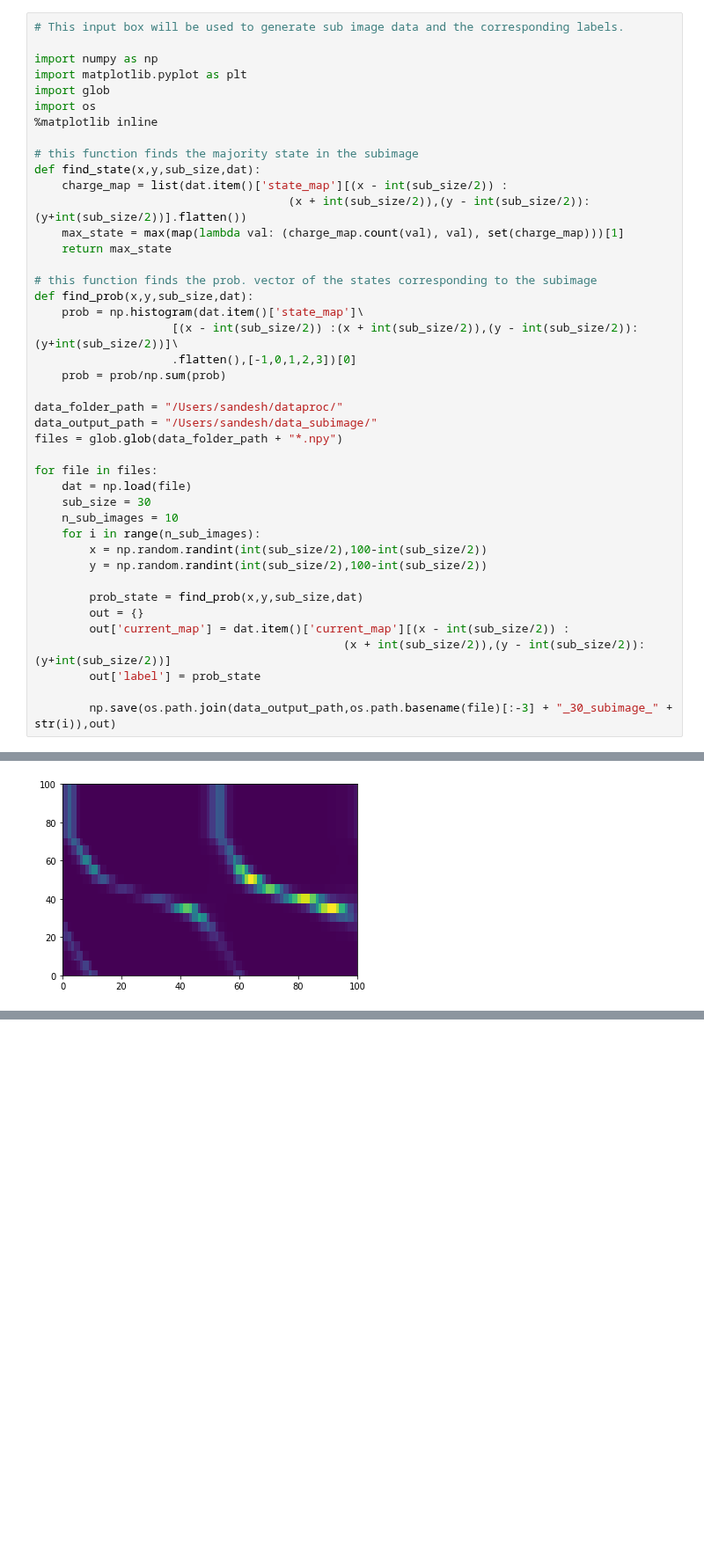
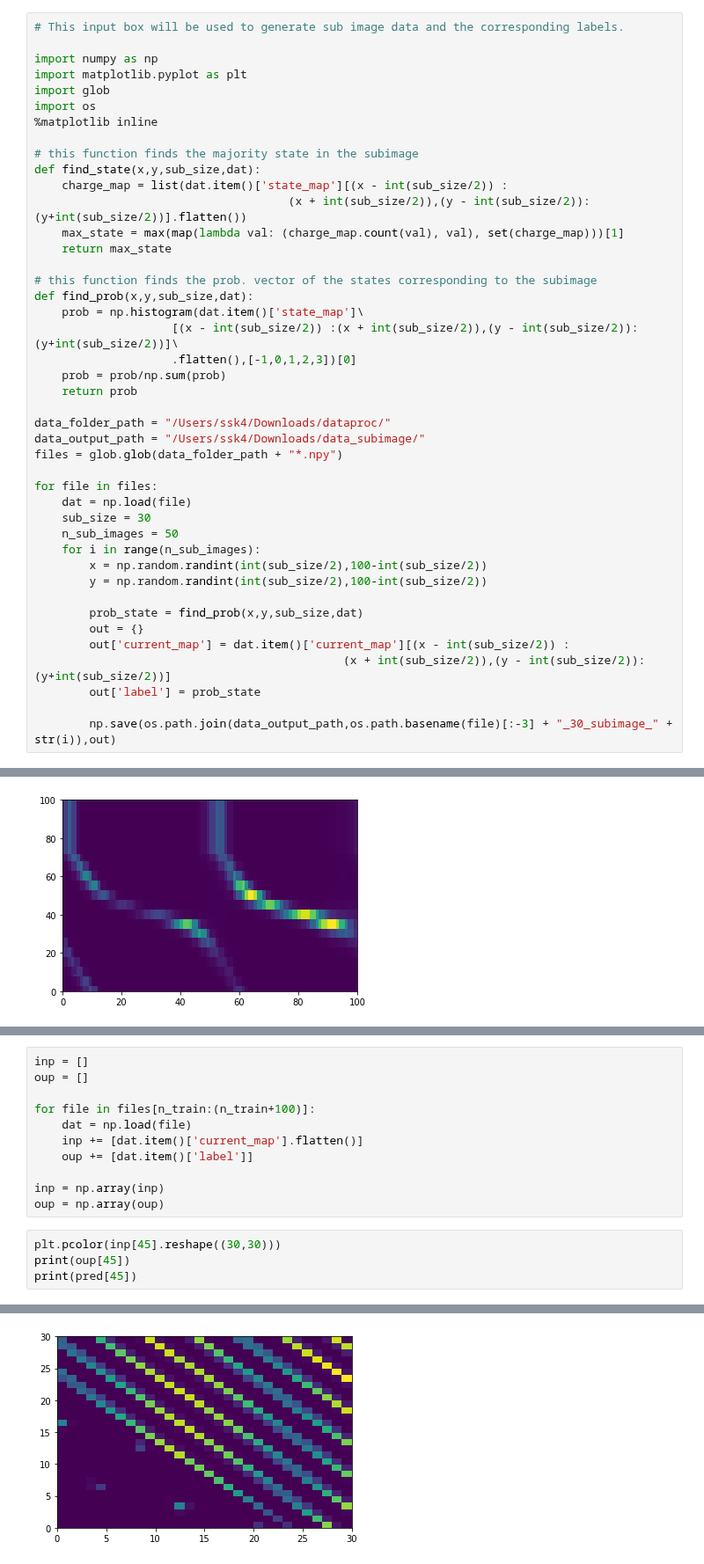
Before and after one commit to Quantumgame/quantum-ml, a Jupyter notebook: machine_learning/cnn/subimage_learning.ipynb, the cells around one changed output, grey strips where cells are left out. Shown at 88% size. Cells and saved outputs as stored; diff of their text form; blank space fills up the shorter version.

```diff
--- a/machine_learning/cnn/subimage_learning.ipynb
+++ b/machine_learning/cnn/subimage_learning.ipynb
@@ -25,15 +25,16 @@ def find_prob(x,y,sub_size,dat):
                     [(x - int(sub_size/2)) :(x + int(sub_size/2)),(y - int(sub_size/2)):(y+int(sub_size/2))]\
                     .flatten(),[-1,0,1,2,3])[0]
     prob = prob/np.sum(prob)
+    return prob
 
-data_folder_path = "/Users/sandesh/dataproc/"
-data_output_path = "/Users/sandesh/data_subimage/"
+data_folder_path = "/Users/ssk4/Downloads/dataproc/"
+data_output_path = "/Users/ssk4/Downloads/data_subimage/"
 files = glob.glob(data_folder_path + "*.npy")
 
 for file in files:
     dat = np.load(file)
     sub_size = 30
-    n_sub_images = 10
+    n_sub_images = 50
     for i in range(n_sub_images):
         x = np.random.randint(int(sub_size/2),100-int(sub_size/2))
         y = np.random.randint(int(sub_size/2),100-int(sub_size/2))
@@ -251,0 +329,16 @@ Test accuracy {'accuracy': 0.60600001, 'global_step': 10000, 'loss': 0.28551948}
+# %%
+inp = []
+oup = []
+
+for file in files[n_train:(n_train+100)]:
+    dat = np.load(file)
+    inp += [dat.item()['current_map'].flatten()]
+    oup += [dat.item()['label']]
+
+inp = np.array(inp)
+oup = np.array(oup)
+# %%
+plt.pcolor(inp[45].reshape((30,30)))
+print(oup[45])
+print(pred[45])
+# %% [output]
@@ -251,0 +347 @@ Test accuracy {'accuracy': 0.60600001, 'global_step': 10000, 'loss': 0.28551948}
+[figure, added]
```
Also changed, not shown: parts of 10 cells of this notebook, 2 other files.
